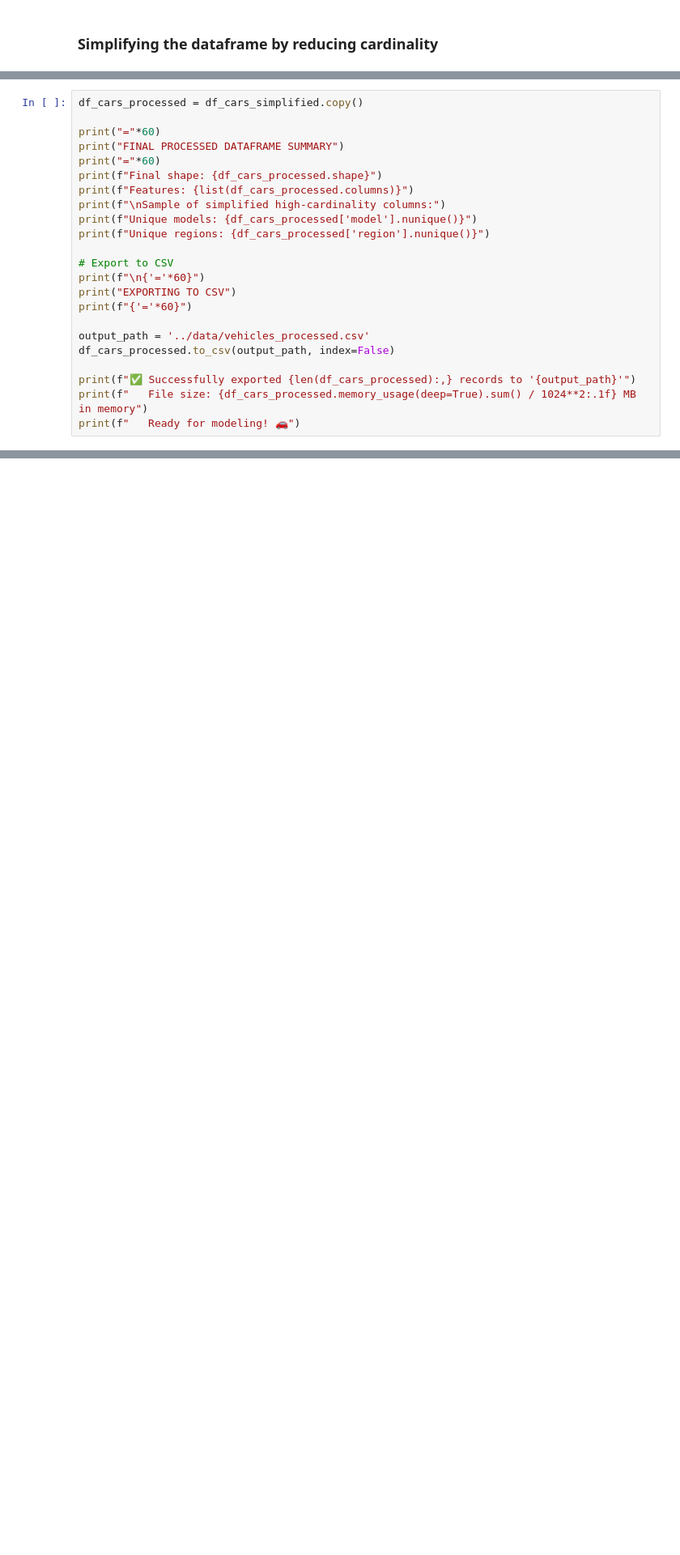
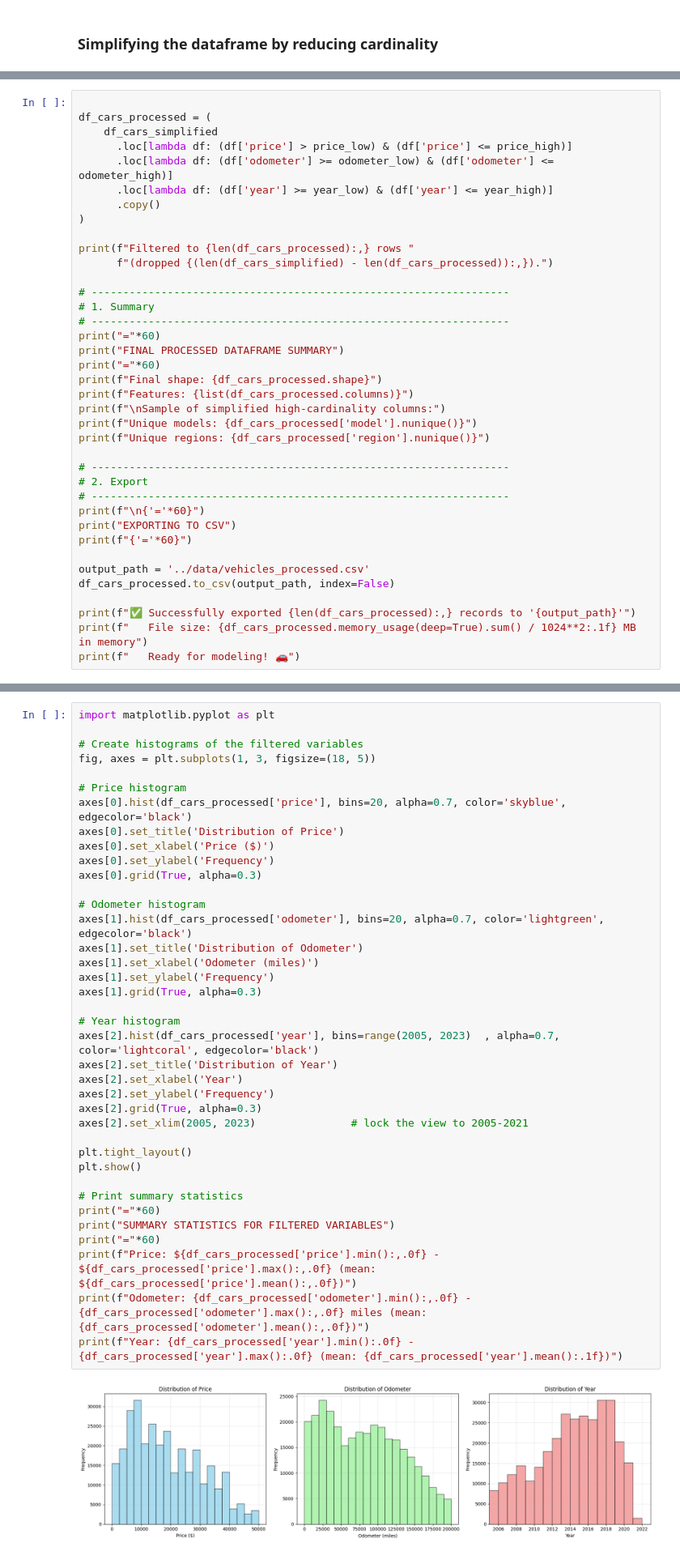
Before and after one commit to jojasan/kaggle-used-cars, a Jupyter notebook: notebooks/data_prep.ipynb, the cells around one changed output, grey strips where cells are left out. Shown: that part at 81% size. Cells and saved outputs as stored; diff of their text form; blank space fills up the shorter version.

```diff
--- a/notebooks/data_prep.ipynb
+++ b/notebooks/data_prep.ipynb
@@ -426,6 +436,19 @@ New region distribution (top 15):
 # %%
-df_cars_processed = df_cars_simplified.copy()
 
+df_cars_processed = (
+    df_cars_simplified
+      .loc[lambda df: (df['price'] > price_low) & (df['price'] <= price_high)]
+      .loc[lambda df: (df['odometer'] >= odometer_low) & (df['odometer'] <= odometer_high)]
+      .loc[lambda df: (df['year'] >= year_low) & (df['year'] <= year_high)]
+      .copy()
+)
+
+print(f"Filtered to {len(df_cars_processed):,} rows "
+      f"(dropped {(len(df_cars_simplified) - len(df_cars_processed)):,}).")
+
+# ------------------------------------------------------------------
+# 1. Summary
+# ------------------------------------------------------------------
 print("="*60)
 print("FINAL PROCESSED DATAFRAME SUMMARY")
 print("="*60)
@@ -435,7 +458,9 @@ print(f"\nSample of simplified high-cardinality columns:")
 print(f"Unique models: {df_cars_processed['model'].nunique()}")
 print(f"Unique regions: {df_cars_processed['region'].nunique()}")
 
-# Export to CSV
+# ------------------------------------------------------------------
+# 2. Export
+# ------------------------------------------------------------------
 print(f"\n{'='*60}")
 print("EXPORTING TO CSV")
 print(f"{'='*60}")
@@ -465 +491,41 @@ EXPORTING TO CSV
    Ready for modeling! 🚗
+# %%
+import matplotlib.pyplot as plt
+
+# Create histograms of the filtered variables
+fig, axes = plt.subplots(1, 3, figsize=(18, 5))
+
+# Price histogram
+axes[0].hist(df_cars_processed['price'], bins=20, alpha=0.7, color='skyblue', edgecolor='black')
+axes[0].set_title('Distribution of Price')
+axes[0].set_xlabel('Price ($)')
+axes[0].set_ylabel('Frequency')
+axes[0].grid(True, alpha=0.3)
+
+# Odometer histogram
+axes[1].hist(df_cars_processed['odometer'], bins=20, alpha=0.7, color='lightgreen', edgecolor='black')
+axes[1].set_title('Distribution of Odometer')
+axes[1].set_xlabel('Odometer (miles)')
+axes[1].set_ylabel('Frequency')
+axes[1].grid(True, alpha=0.3)
+
+# Year histogram
+axes[2].hist(df_cars_processed['year'], bins=range(2005, 2023)  , alpha=0.7, color='lightcoral', edgecolor='black')
+axes[2].set_title('Distribution of Year')
+axes[2].set_xlabel('Year')
+axes[2].set_ylabel('Frequency')
+axes[2].grid(True, alpha=0.3)
+axes[2].set_xlim(2005, 2023)               # lock the view to 2005-2021
+
+plt.tight_layout()
+plt.show()
+
+# Print summary statistics
+print("="*60)
+print("SUMMARY STATISTICS FOR FILTERED VARIABLES")
+print("="*60)
+print(f"Price: ${df_cars_processed['price'].min():,.0f} - ${df_cars_processed['price'].max():,.0f} (mean: ${df_cars_processed['price'].mean():,.0f})")
+print(f"Odometer: {df_cars_processed['odometer'].min():,.0f} - {df_cars_processed['odometer'].max():,.0f} miles (mean: {df_cars_processed['odometer'].mean():,.0f})")
+print(f"Year: {df_cars_processed['year'].min():.0f} - {df_cars_processed['year'].max():.0f} (mean: {df_cars_processed['year'].mean():.1f})")
+# %% [output]
+[figure, added]
```
Also changed, not shown: parts of 8 cells of this notebook, 3 other files.
